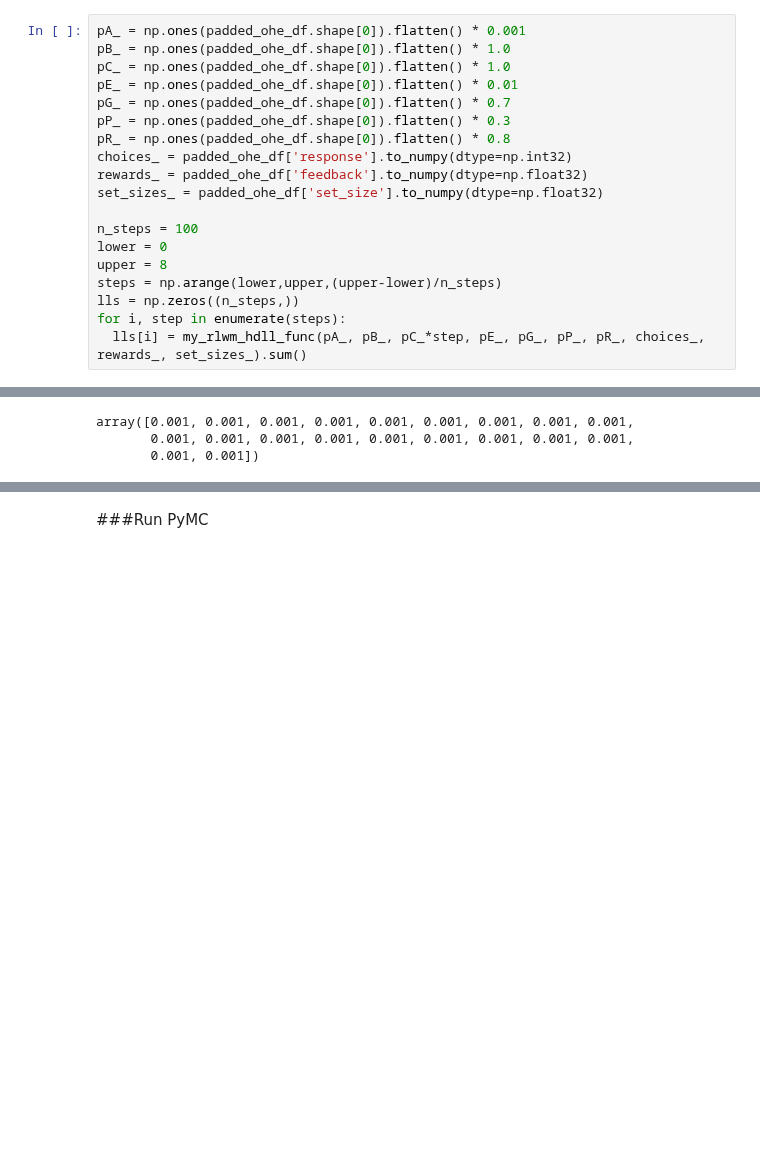
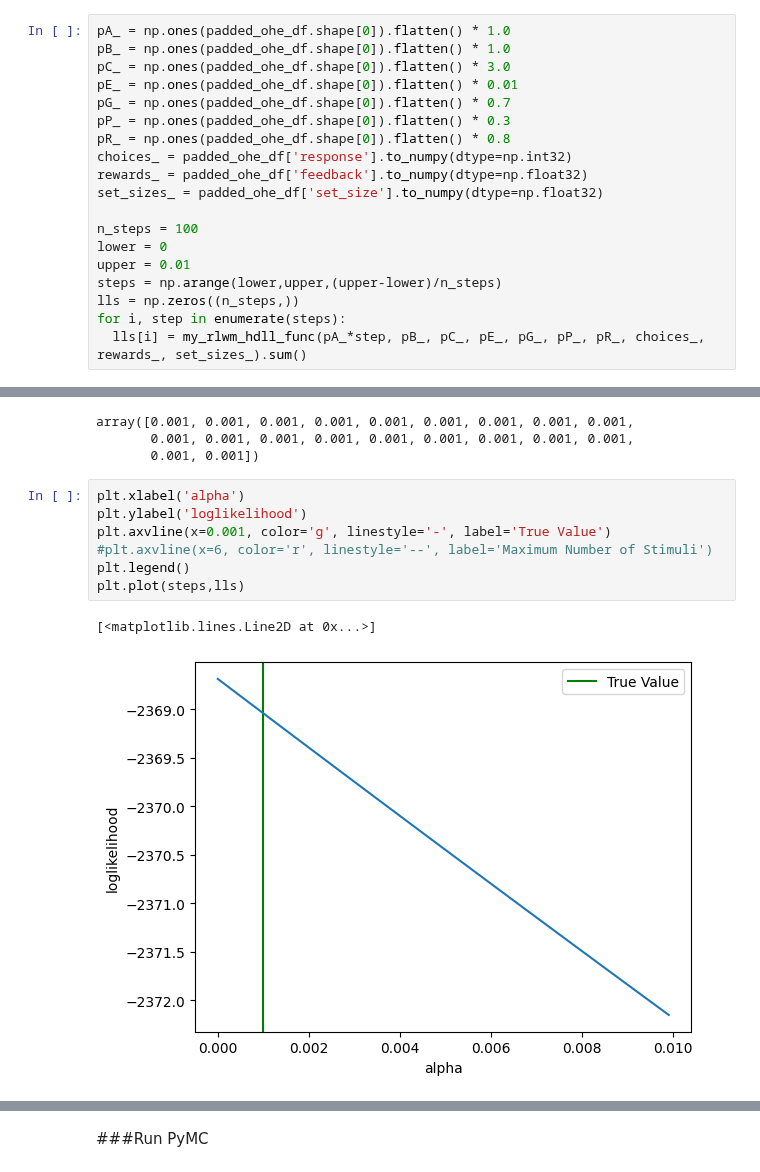
Before and after one commit to TheLemonPig/RL-SSM, a Jupyter notebook: rlwm_testing.ipynb, the cells around one changed output, grey strips where cells are left out. Saved outputs shown, nothing was run; the diff lists cells and outputs as text; blank space fills up the shorter version.

```diff
--- a/rlwm_testing.ipynb
+++ b/rlwm_testing.ipynb
@@ -724,7 +758,7 @@ array([-1.09861229, -1.09861229, -1.09861229, ..., -1.09861229,
 # %%
-pA_ = np.ones(padded_ohe_df.shape[0]).flatten() * 0.001
+pA_ = np.ones(padded_ohe_df.shape[0]).flatten() * 1.0
 pB_ = np.ones(padded_ohe_df.shape[0]).flatten() * 1.0
-pC_ = np.ones(padded_ohe_df.shape[0]).flatten() * 1.0
+pC_ = np.ones(padded_ohe_df.shape[0]).flatten() * 3.0
 pE_ = np.ones(padded_ohe_df.shape[0]).flatten() * 0.01
 pG_ = np.ones(padded_ohe_df.shape[0]).flatten() * 0.7
 pP_ = np.ones(padded_ohe_df.shape[0]).flatten() * 0.3
@@ -735,17 +769,27 @@ set_sizes_ = padded_ohe_df['set_size'].to_numpy(dtype=np.float32)
 
 n_steps = 100
 lower = 0
-upper = 8
+upper = 0.01
 steps = np.arange(lower,upper,(upper-lower)/n_steps)
 lls = np.zeros((n_steps,))
 for i, step in enumerate(steps):
-  lls[i] = my_rlwm_hdll_func(pA_, pB_, pC_*step, pE_, pG_, pP_, pR_, choices_, rewards_, set_sizes_).sum()
+  lls[i] = my_rlwm_hdll_func(pA_*step, pB_, pC_, pE_, pG_, pP_, pR_, choices_, rewards_, set_sizes_).sum()
 # %%
 rl_alpha
 # %% [output]
 array([0.001, 0.001, 0.001, 0.001, 0.001, 0.001, 0.001, 0.001, 0.001,
        0.001, 0.001, 0.001, 0.001, 0.001, 0.001, 0.001, 0.001, 0.001,
        0.001, 0.001])
+# %%
+plt.xlabel('alpha')
+plt.ylabel('loglikelihood')
+plt.axvline(x=0.001, color='g', linestyle='-', label='True Value')
+#plt.axvline(x=6, color='r', linestyle='--', label='Maximum Number of Stimuli')
+plt.legend()
+plt.plot(steps,lls)
+# %% [output]
+[<matplotlib.lines.Line2D at 0x...>]
+[figure, added]
 # %%
 plt.xlabel('C')
 plt.ylabel('loglikelihood')
```
Also changed, not shown: parts of 28 cells of this notebook.
